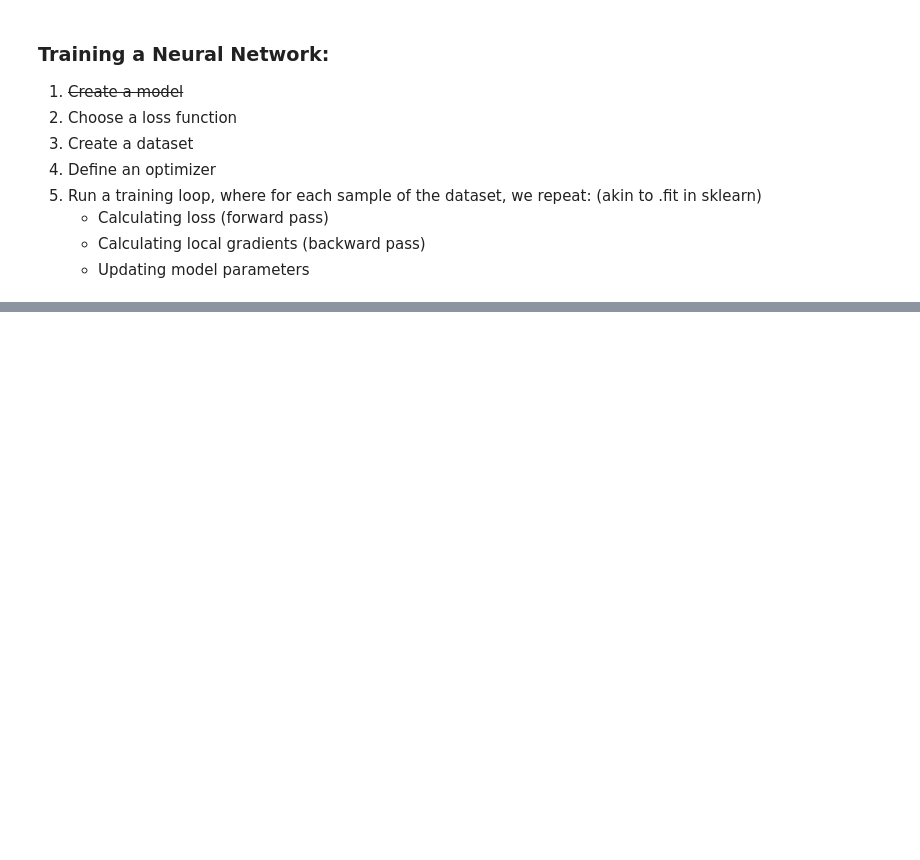
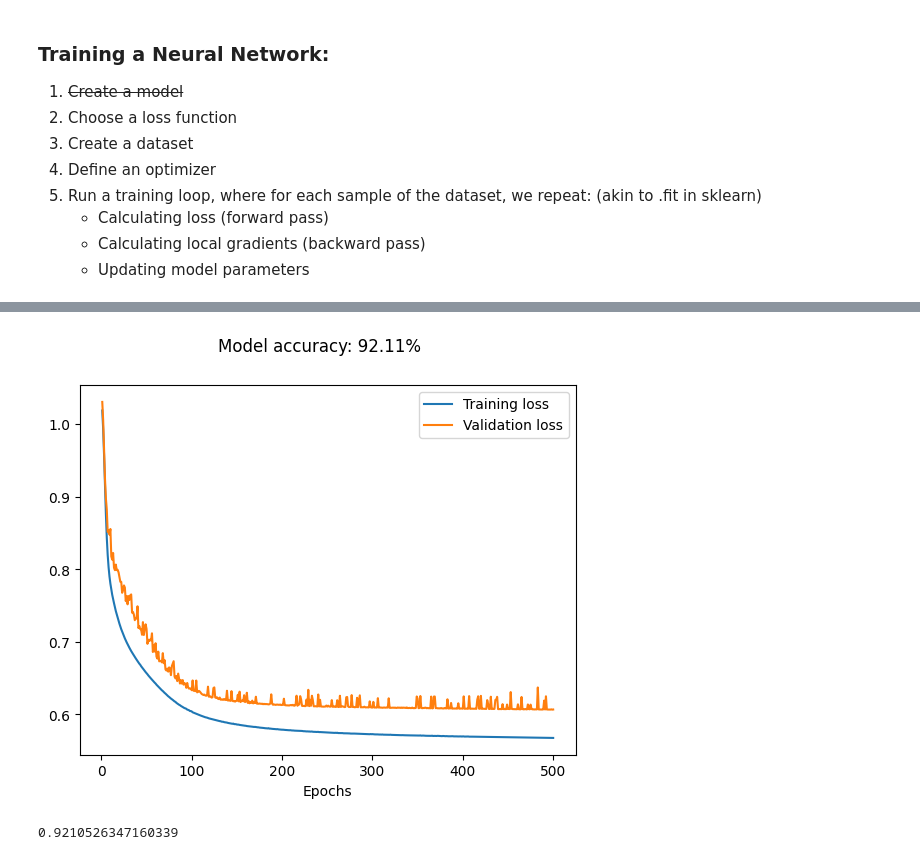
Before and after one commit to trey-black/iris_neural_net, a Jupyter notebook: iris_neural_net.ipynb, the cells around one changed output, grey strips where cells are left out. Saved outputs shown, nothing was run; the diff lists cells and outputs as text; code cells hidden in the pictures; blank space fills up the shorter version.

```diff
--- a/iris_neural_net.ipynb
+++ b/iris_neural_net.ipynb
@@ -131,0 +161,26 @@ print(max(model_accuracy))
+# %%
+### Weight Decay
+
+model_decay = nn.Sequential(
+    nn.Linear(4, 6),
+    nn.Linear(6, 3),
+    nn.Softmax(dim=-1),
+    # nn.Dropout(p=0.5)
+)
+
+optimizer_decay = optim.SGD(model_decay.parameters(), lr=learning_rate, momentum=momentum, weight_decay=1e-4)
+
+eps, g_train_loss, g_val_loss, model_accuracy = model_run(model_decay, optimizer_decay)
+
+fig, ax = plt.subplots()
+ax.plot(eps, g_train_loss, label='Training loss')
+ax.plot(eps, g_val_loss, label='Validation loss')
+plt.xlabel('Epochs')
+plt.suptitle(f'Model accuracy: {round(max(model_accuracy), 4)*100}%')
+plt.legend(loc="upper right")
+plt.show()
+
+print(max(model_accuracy))
+# %% [output]
+[figure, added]
+0.9210526347160339
```
Also changed, not shown: parts of 5 cells of this notebook.
